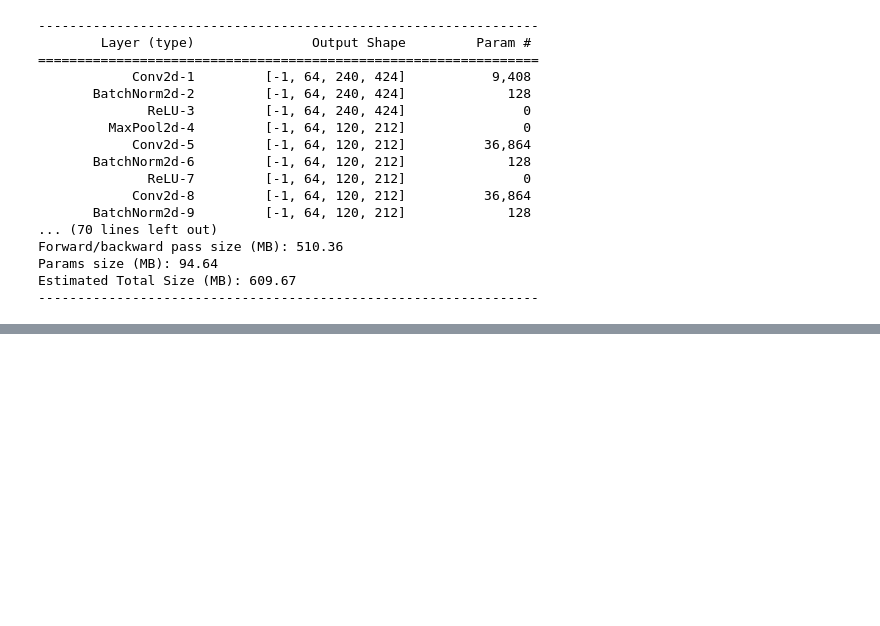
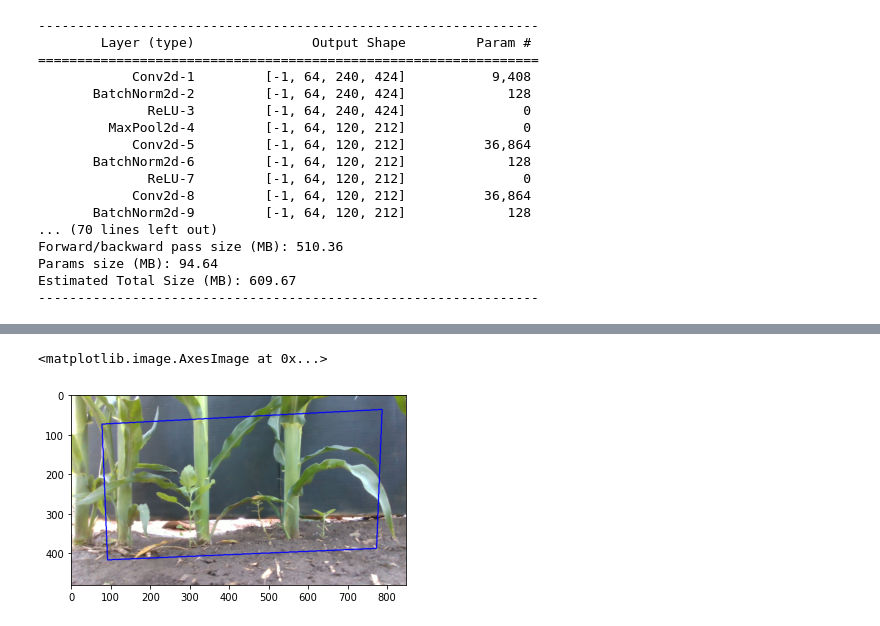
Before and after one commit to kracon7/phase2, a Jupyter notebook: Untitled.ipynb, the cells around one changed output, grey strips where cells are left out. Saved outputs shown, nothing was run; the diff lists cells and outputs as text; code cells hidden in the pictures; blank space fills up the shorter version.

```diff
--- a/Untitled.ipynb
+++ b/Untitled.ipynb
@@ -209,0 +374,15 @@ dtype('uint8')
+# %%
+
+corner_pixels = corners @ K.T
+corner_pixels = corner_pixels / corner_pixels[:,2].reshape(-1,1)
+corner_pixels = corner_pixels[:,:2].astype('int')
+# %%
+
+drawn_side = cv2.line(side, (corner_pixels[0,0], corner_pixels[0,1]), (corner_pixels[1,0],corner_pixels[1,1]), color, 2)
+drawn_side = cv2.line(drawn_side, (corner_pixels[1,0], corner_pixels[1,1]), (corner_pixels[3,0],corner_pixels[3,1]), color, 2)
+drawn_side = cv2.line(drawn_side, (corner_pixels[3,0], corner_pixels[3,1]), (corner_pixels[2,0],corner_pixels[2,1]), color, 2)
+drawn_side = cv2.line(drawn_side, (corner_pixels[2,0], corner_pixels[2,1]), (corner_pixels[0,0],corner_pixels[0,1]), color, 2)
+plt.imshow(side)
+# %% [output]
+<matplotlib.image.AxesImage at 0x...>
+[figure, added]
```
Also changed, not shown: parts of 9 cells of this notebook, 1 other file.
